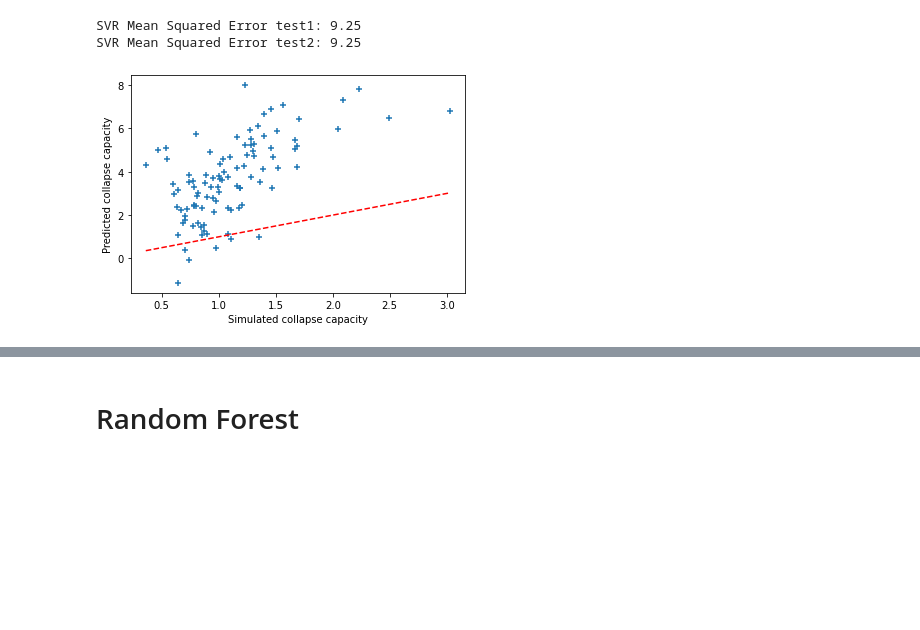
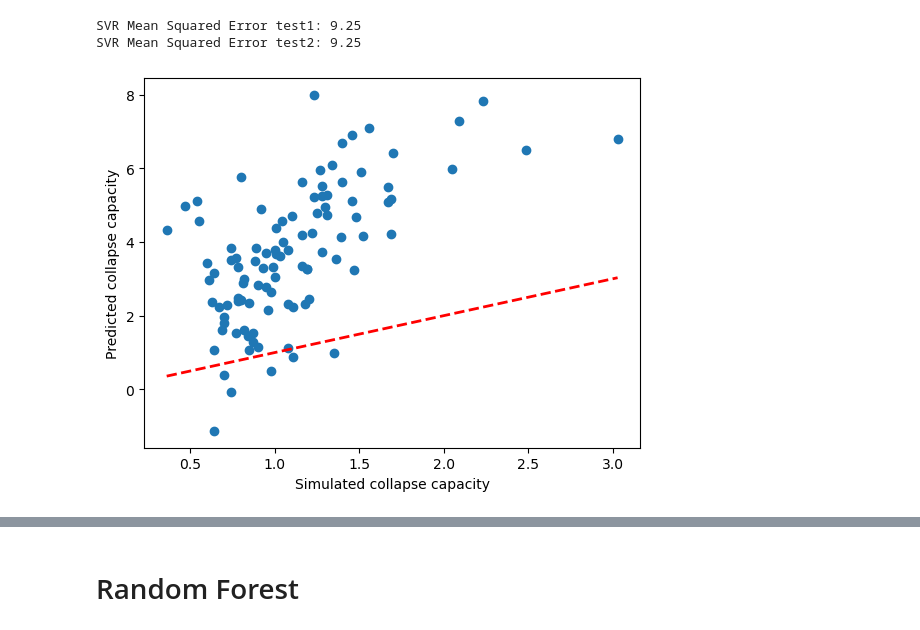
Before and after one commit to AndreaLaGrotteria/scrap, a Jupyter notebook: Data Analysis v2.ipynb, the cells around one changed output, grey strips where cells are left out. Cells and saved outputs as stored; diff of their text form; code cells hidden in the pictures; blank space fills up the shorter version.

```diff
--- a/Data Analysis v2.ipynb
+++ b/Data Analysis v2.ipynb
@@ -340,5 +446,8 @@ plt.show()
 # %% [markdown]
 # MLP
+# %%
+X_train = X.to_numpy()
+y_train = y.to_numpy()
 # %%
 import torch
 import torch.nn as nn
@@ -490,23 +623,23 @@ plt.show()
 # %% [markdown]
 Training/Validation
 # %%
-# from sklearn.ensemble import GradientBoostingRegressor
+from sklearn.ensemble import GradientBoostingRegressor
 
-# np.random.seed(42)
+np.random.seed(42)
 
-# random_grid = {
-#     'learning_rate': [0.001, 0.01, 0.1, 0.2, 0.3],
-#     'n_estimators': [50, 100, 200, 300],
-#     'max_depth': [3, 4, 5, 6],
-#     'min_samples_split': [2, 5, 10],
-#     'min_samples_leaf': [1, 2, 4]
-# }
+random_grid = {
+    'learning_rate': [0.001, 0.01, 0.1, 0.2, 0.3],
+    'n_estimators': [50, 100, 200, 300],
+    'max_depth': [3, 4, 5, 6],
+    'min_samples_split': [2, 5, 10],
+    'min_samples_leaf': [1, 2, 4]
+}
 
-# gb_model = GradientBoostingRegressor()
+gb_model = GradientBoostingRegressor()
 
-# grid_search = GridSearchCV(gb_model, random_grid, cv=5)
-# grid_search.fit(X, y)
-# best_params = grid_search.best_params_
+grid_search = GridSearchCV(gb_model, random_grid, cv=5)
+grid_search.fit(X, y)
+best_params = grid_search.best_params_
 # %% [markdown]
 Testing
 # %%
@@ -576,12 +717,12 @@ print(f"SVR Mean Squared Error test2: {round(np.mean(MSE_Test_SVM2),2)}")
 SVR Mean Squared Error test1: 9.25
 SVR Mean Squared Error test2: 9.25
 # %%
-plt.scatter(y_test1,y_pred_test1,marker = "+")
+plt.scatter(y_test1,y_pred_test1)
 x_line = np.linspace(min(y_test1), max(y_test1), 100)  # Créer une série de points x pour la droite
-plt.plot(x_line, x_line, label='y = x', linestyle='--', color='red')
+plt.plot(x_line, x_line, label='y = x', linestyle='--', color='red', linewidth=2)
 plt.xlabel("Simulated collapse capacity")
 plt.ylabel("Predicted collapse capacity")
 plt.show()
 # %% [output]
-[figure, old version]
+[figure, new version]
 # %%
```
Also changed, not shown: parts of 44 cells of this notebook.
